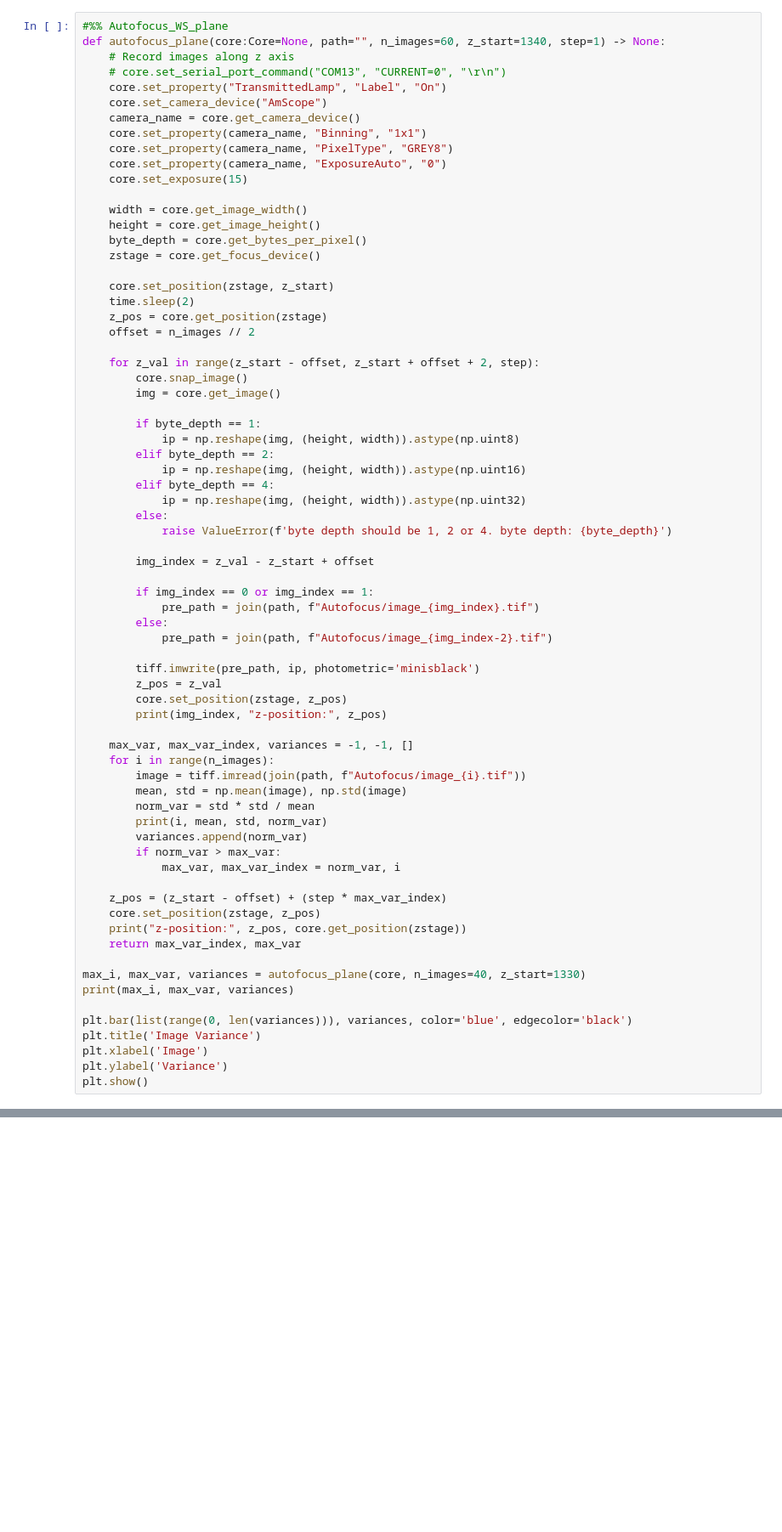
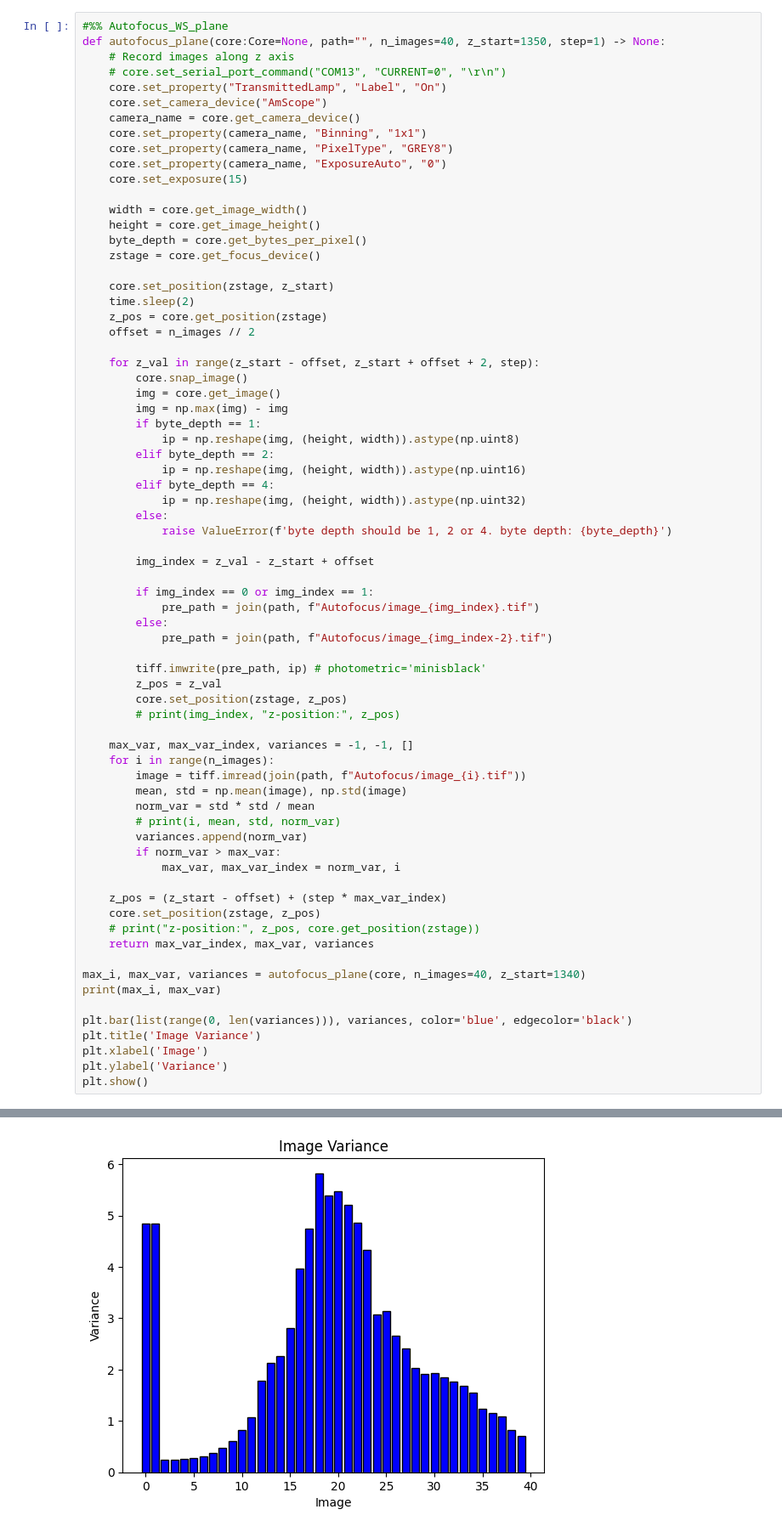
Before and after one commit to Syed47/AutoRaman, a Jupyter notebook: Raman Automation.ipynb, the cells around one changed output, grey strips where cells are left out. Shown at 85% size. Cells and saved outputs as stored; diff of their text form; blank space fills up the shorter version.

```diff
--- a/Raman Automation.ipynb
+++ b/Raman Automation.ipynb
@@ -31,6 +36,6 @@ print("loaded")
 # %%
 #%% Autofocus_WS_plane
-def autofocus_plane(core:Core=None, path="", n_images=60, z_start=1340, step=1) -> None:
+def autofocus_plane(core:Core=None, path="", n_images=40, z_start=1350, step=1) -> None:
     # Record images along z axis
     # core.set_serial_port_command("COM13", "CURRENT=0", "\r\n")
     core.set_property("TransmittedLamp", "Label", "On")
@@ -54,7 +59,7 @@ def autofocus_plane(core:Core=None, path="", n_images=60, z_start=1340, step=1)
     for z_val in range(z_start - offset, z_start + offset + 2, step):
         core.snap_image()
         img = core.get_image()
-
+        img = np.max(img) - img
         if byte_depth == 1:
             ip = np.reshape(img, (height, width)).astype(np.uint8)
         elif byte_depth == 2:
@@ -71,31 +76,32 @@ def autofocus_plane(core:Core=None, path="", n_images=60, z_start=1340, step=1)
         else:
             pre_path = join(path, f"Autofocus/image_{img_index-2}.tif")
 
-        tiff.imwrite(pre_path, ip, photometric='minisblack')
+        tiff.imwrite(pre_path, ip) # photometric='minisblack'
         z_pos = z_val
         core.set_position(zstage, z_pos)
-        print(img_index, "z-position:", z_pos)
+        # print(img_index, "z-position:", z_pos)
 
     max_var, max_var_index, variances = -1, -1, []
     for i in range(n_images):
         image = tiff.imread(join(path, f"Autofocus/image_{i}.tif"))
         mean, std = np.mean(image), np.std(image)
         norm_var = std * std / mean
-        print(i, mean, std, norm_var)
+        # print(i, mean, std, norm_var)
         variances.append(norm_var)
         if norm_var > max_var:
             max_var, max_var_index = norm_var, i
 
     z_pos = (z_start - offset) + (step * max_var_index)
     core.set_position(zstage, z_pos)
-    print("z-position:", z_pos, core.get_position(zstage))
-    return max_var_index, max_var
+    # print("z-position:", z_pos, core.get_position(zstage))
+    return max_var_index, max_var, variances
 
-max_i, max_var, variances = autofocus_plane(core, n_images=40, z_start=1330)
-print(max_i, max_var, variances)
+max_i, max_var, variances = autofocus_plane(core, n_images=40, z_start=1340)
+print(max_i, max_var)
 
 plt.bar(list(range(0, len(variances))), variances, color='blue', edgecolor='black')
 plt.title('Image Variance')
 plt.xlabel('Image')
 plt.ylabel('Variance')
 plt.show()
+# %% [output]
@@ -101,0 +109 @@ plt.show()
+[figure, added]
```
Also changed, not shown: parts of 6 cells of this notebook.
